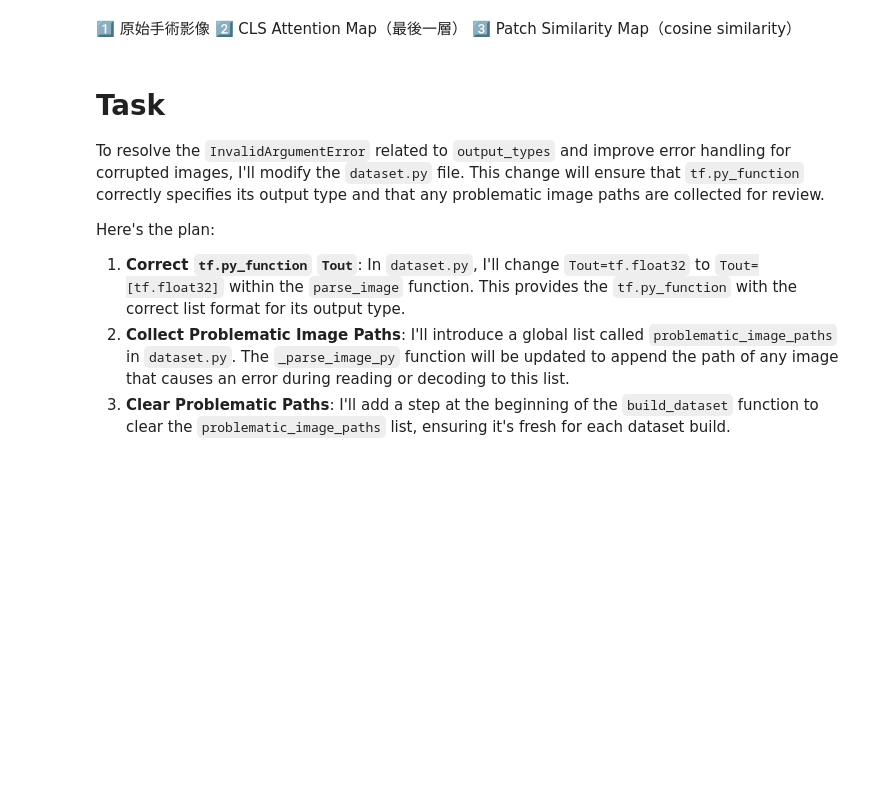
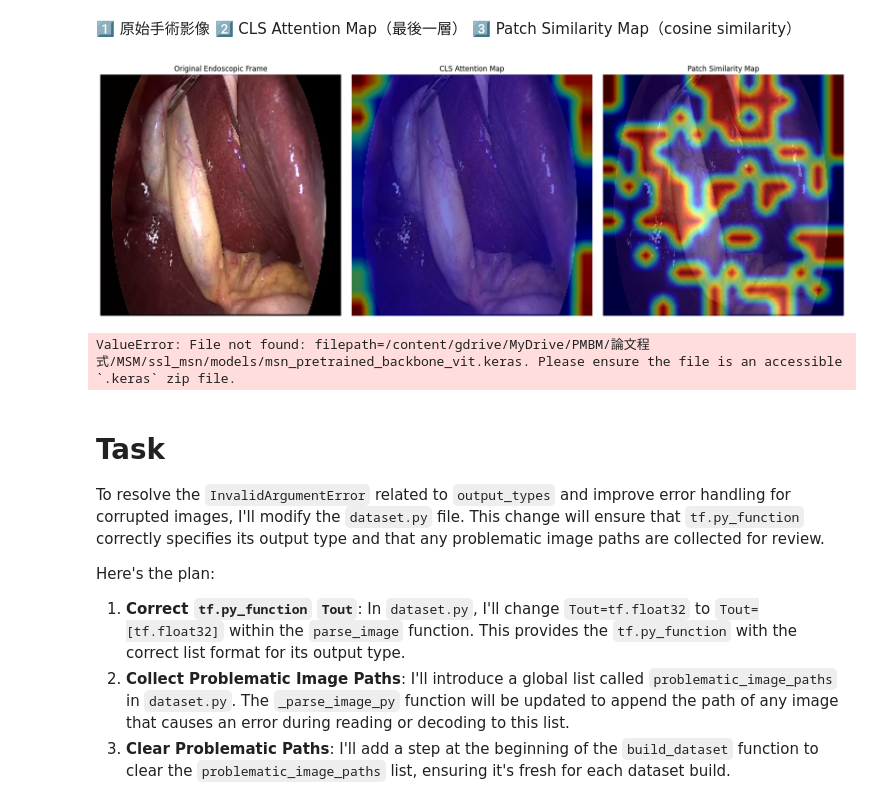
Before and after one commit to yichungcheng/GPT-Linebot-python-flask-on-vercel, a Jupyter notebook: 00_SSLMSM.ipynb, the cells around one changed output. Cells and saved outputs as stored; diff of their text form; code cells hidden in the pictures; blank space fills up the shorter version.

```diff
--- a/00_SSLMSM.ipynb
+++ b/00_SSLMSM.ipynb
@@ -680,6 +331,11 @@ import tensorflow as tf
 import numpy as np
 import matplotlib.pyplot as plt
 import os
+
+import dataset
+import augment
+import model
+import train
 
 # Define paths for standalone execution of this cell
 DRIVE_DIR = '/content/gdrive/MyDrive/PMBM/論文程式/MSM'
@@ -802,34 +458,38 @@ def visualize_vit_results(model, image):
 
     # 2‼️ Attention
     plt.subplot(1, 3, 2)
     plt.imshow(original_img)
     plt.imshow(cls_attn_map, cmap="jet", alpha=0.5)
     plt.title("CLS Attention Map")
     plt.axis("off")
 
     # 3‼️ Similarity
     plt.subplot(1, 3, 3)
     plt.imshow(original_img)
     plt.imshow(similarity_map, cmap="jet", alpha=0.5)
     plt.title("Patch Similarity Map")
     plt.axis("off")
 
     plt.tight_layout()
     plt.show()
 
 
 
 # 假設你已經有:
 # model = pretrained_vit_encoder
 # image = dataset.take(1) 取出的單張圖
 image= f"{DATA_ROOT}/cholec80/cholec80_extracted/frames/video01/video01_000002.png"
 # Correct the model path to point to the SavedModel directory, not a .keras file
-model = f'{MODEL_SAVE_DIR}/msn_pretrained_backbone_vit.keras'
+# model = f'{MODEL_SAVE_DIR}/msn_pretrained_backbone_vit.keras'
+model = f'{MODEL_SAVE_DIR}/msn_pretrained_backbone_vit_success_2_epho.keras'
 visualize_vit_results(model, image)
 image= f"{DATA_ROOT}/cholec80/cholec80_extracted/frames/video01/video01_001000.png"
 # Correct the model path to point to the SavedModel directory, not a .keras file
 model = f'{MODEL_SAVE_DIR}/msn_pretrained_backbone_vit.keras'
 visualize_vit_results(model, image)
+# %% [output]
+[figure, added]
+ValueError: File not found: filepath=/content/gdrive/MyDrive/PMBM/論文程式/MSM/ssl_msn/models/msn_pretrained_backbone_vit.keras. Please ensure the file is an accessible `.keras` zip file.
 # %% [markdown]
 # Task
 To resolve the `InvalidArgumentError` related to `output_types` and improve error handling for corrupted images, I'll modify the `dataset.py` file. This change will ensure that `tf.py_function` correctly specifies its output type and that any problematic image paths are collected for review.
```
Also changed, not shown: parts of 3 cells of this notebook.
